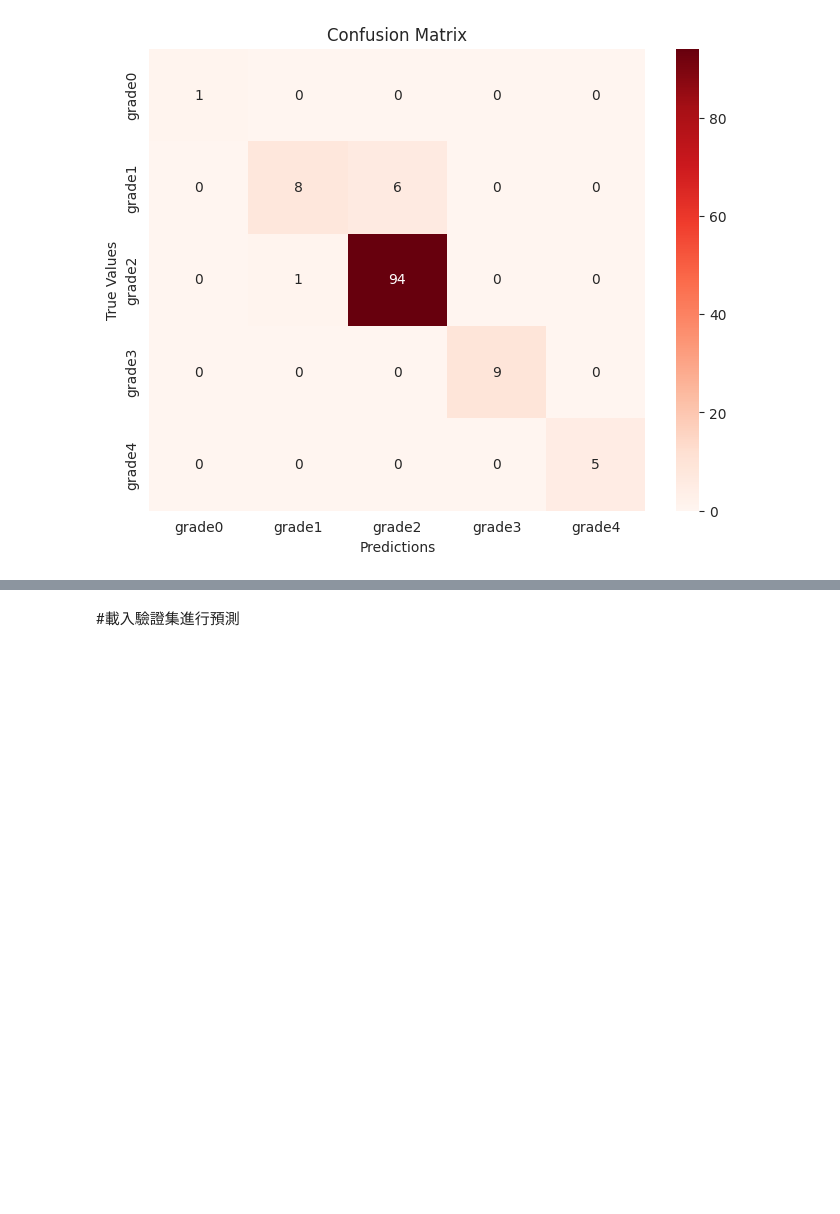
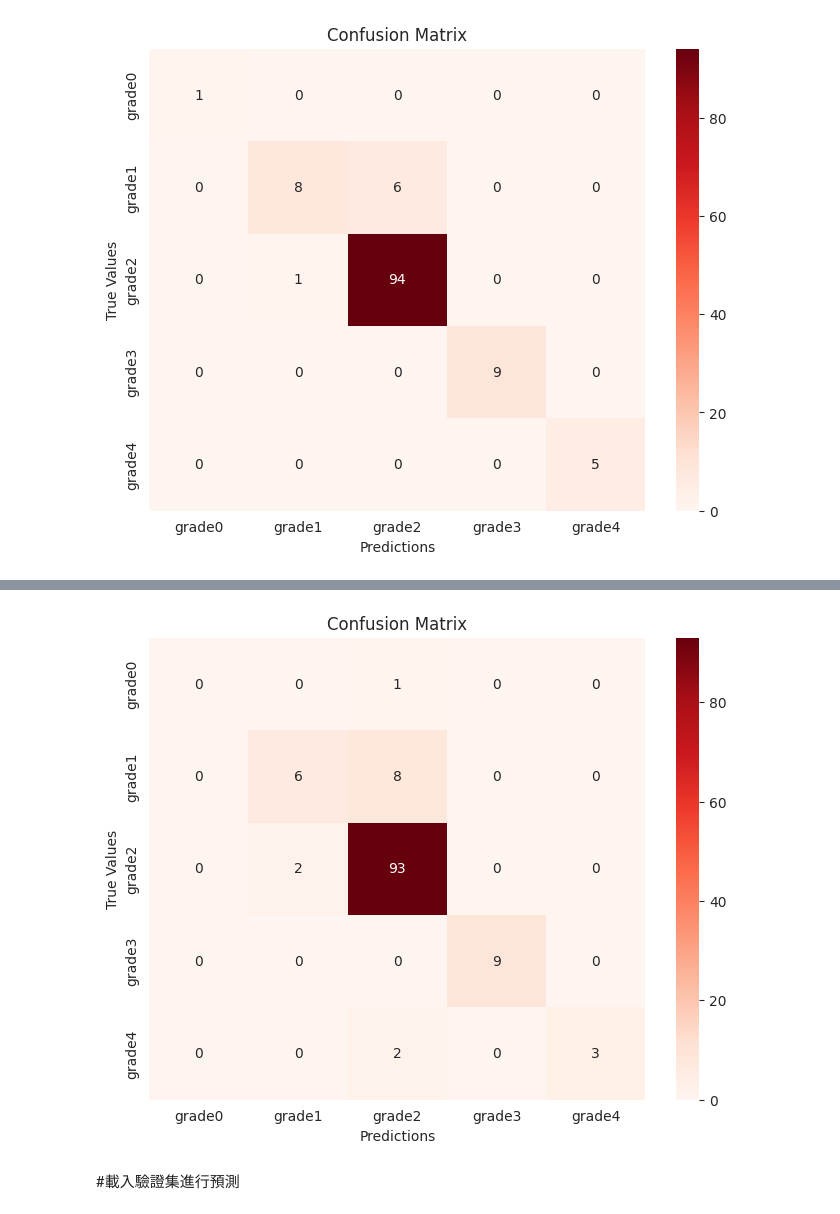
Before and after one commit to WJJblack1224/Metal_Quality_Prediction, a Jupyter notebook: 合金品質預測.ipynb, the cells around one changed output, grey strips where cells are left out. Saved outputs shown, nothing was run; the diff lists cells and outputs as text; code cells hidden in the pictures; blank space fills up the shorter version.

```diff
--- a/合金品質預測.ipynb
+++ b/合金品質預測.ipynb
@@ -541,0 +569,3 @@ plt.show()
+# %%
+train_y = train_y.values.reshape(-1, 1)
+test_y = test_y.values.reshape(-1, 1)
@@ -541,0 +639,2 @@ plt.show()
+# %%
+DNN_predictions = model.predict(test_X)
@@ -542,3 +643,23 @@ plt.show()
+# %%
+from sklearn.metrics import confusion_matrix
+import numpy as np
+
+# 將 one-hot 編碼的標籤轉換為類別標籤
+test_y_labels = np.argmax(test_y, axis=1)
+DNN_predictions_labels = np.argmax(DNN_predictions, axis=1)
+
+# 計算混淆矩陣
+cm = confusion_matrix(test_y_labels, DNN_predictions_labels)
+
+class_names = ["grade0", "grade1", "grade2", "grade3", "grade4"]
+plt.figure(figsize=(8, 6))
+sns.heatmap(cm, annot=True, fmt="d", cmap="Reds", xticklabels=class_names, yticklabels=class_names)
+plt.xlabel('Predictions')
+plt.ylabel('True Values')
+plt.title('Confusion Matrix')
+plt.show()
+# %% [output]
+[figure, added]
 # %% [markdown]
 #載入驗證集進行預測
 # %%
```
Also changed, not shown: parts of 19 cells of this notebook.
